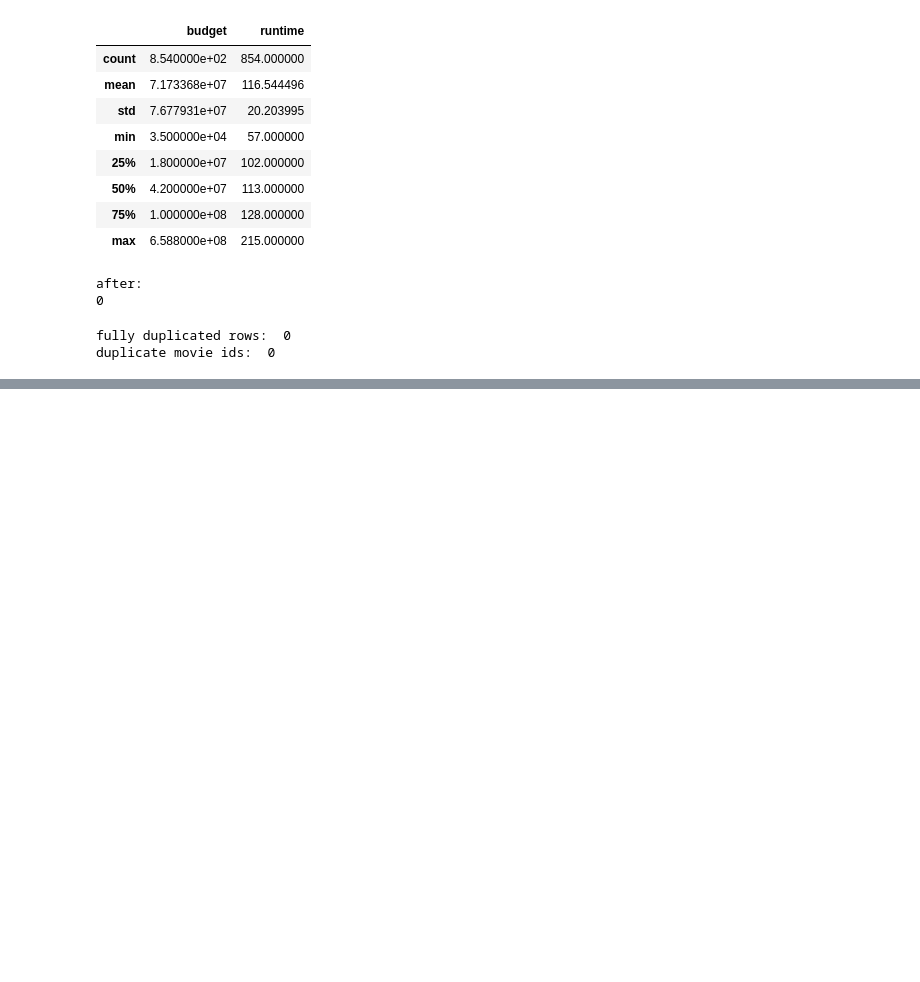
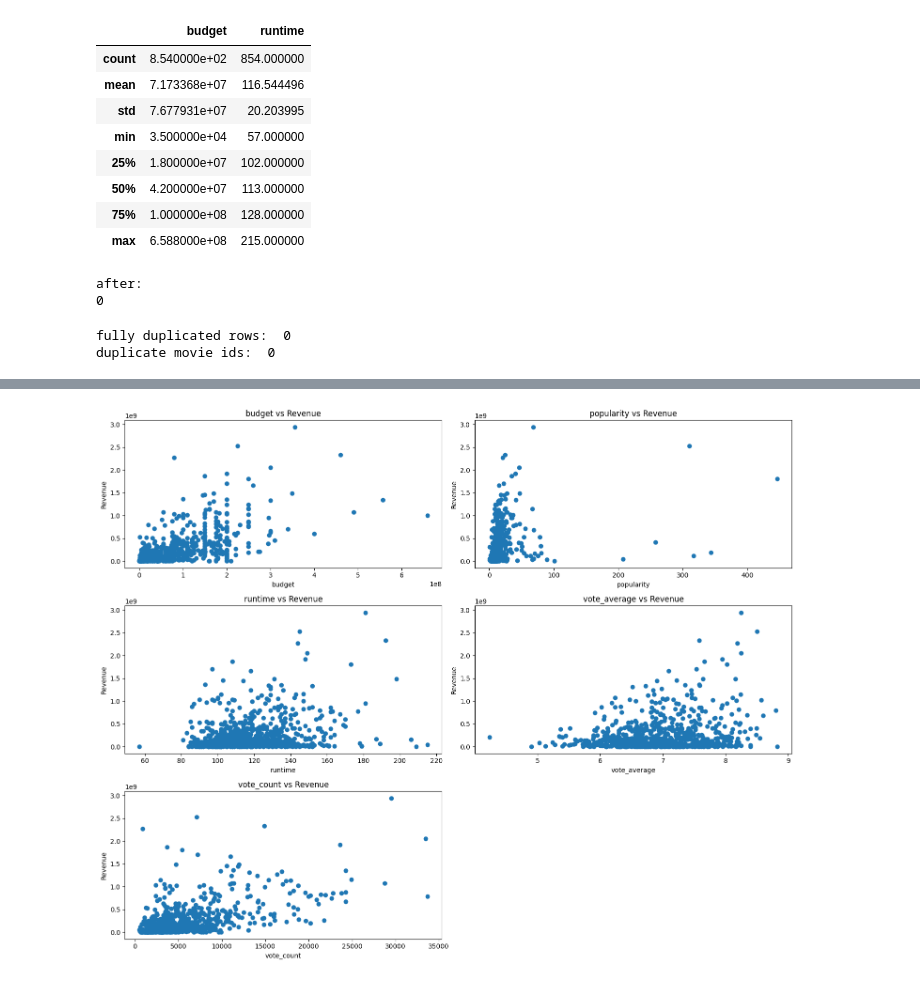
Before and after one commit to ZainabSultan2005/MLmodels, a Jupyter notebook: Copy_of_PAI_Project.ipynb, the cells around one changed output, grey strips where cells are left out. Saved outputs shown, nothing was run; the diff lists cells and outputs as text; code cells hidden in the pictures; blank space fills up the shorter version.

```diff
--- a/Copy_of_PAI_Project.ipynb
+++ b/Copy_of_PAI_Project.ipynb
@@ -582,0 +1059,24 @@ encoder = OneHotEncoder()
+# %%
+scatter_columns = [
+    "budget",
+    "popularity",
+    "runtime",
+    "vote_average",
+    "vote_count"
+]
+
+plt.figure(figsize=(15, 12))
+
+for i in range(len(scatter_columns)):
+    plt.subplot(3, 2, i + 1)
+
+    plt.scatter(dataCopy[scatter_columns[i]], dataCopy["revenue"])
+
+    plt.title(scatter_columns[i] + " vs Revenue")
+    plt.xlabel(scatter_columns[i])
+    plt.ylabel("Revenue")
+
+plt.tight_layout()
+plt.show()
+# %% [output]
+[figure, added]
```
Also changed, not shown: parts of 68 cells of this notebook.
